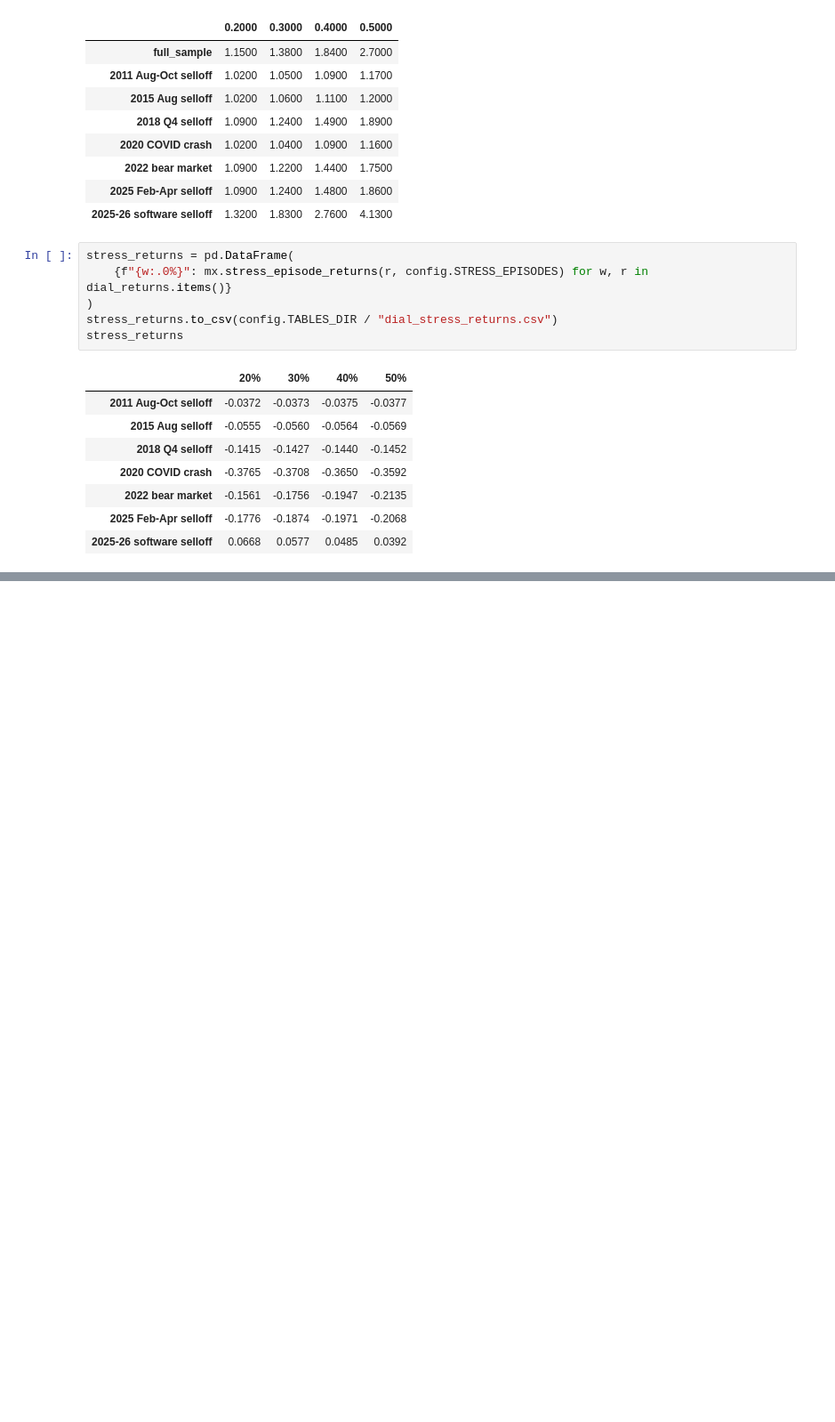
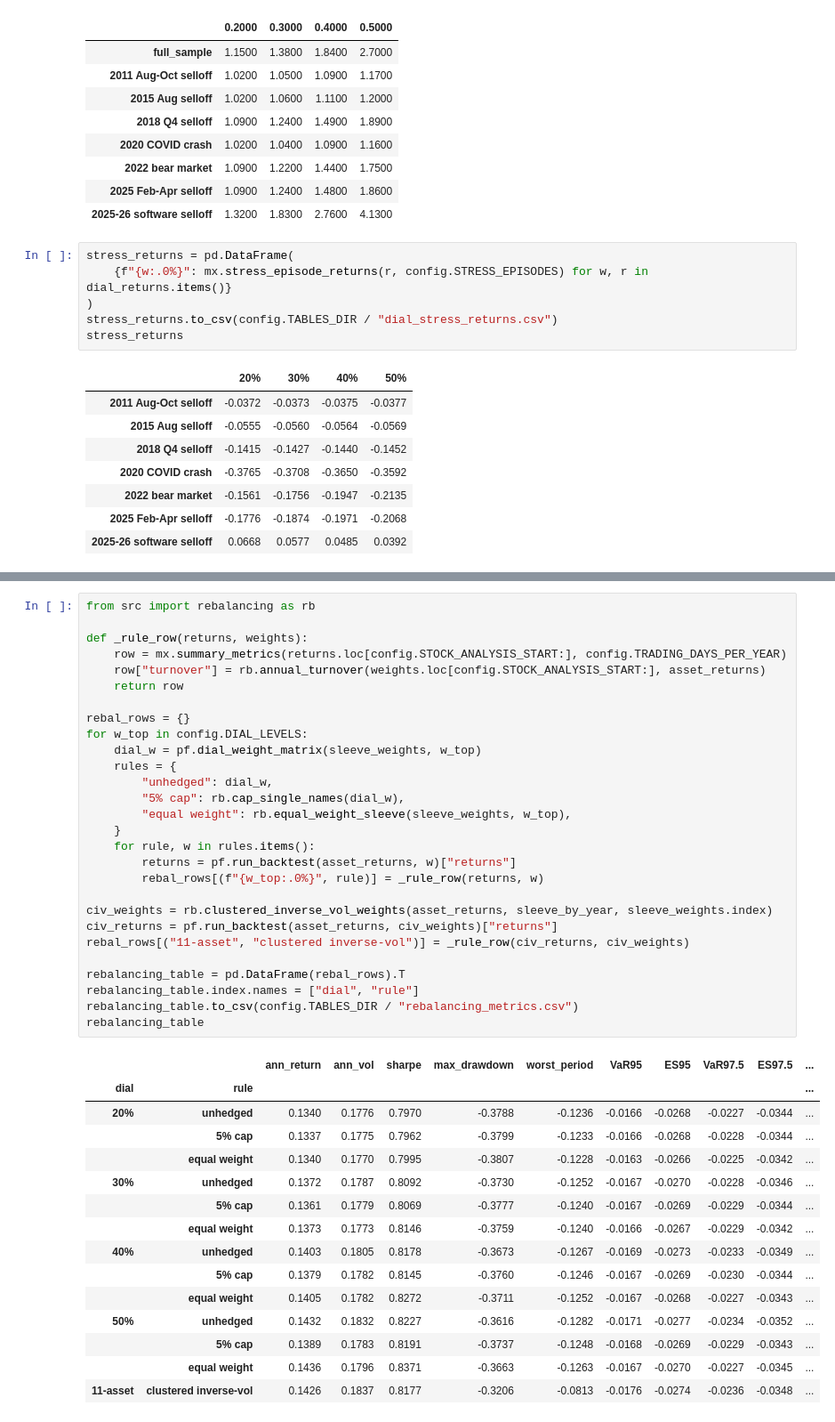
Before and after one commit to KavinDhanasekaran7/AI-Concentration-Hedging, a Jupyter notebook: notebooks/ai_concentration_tail_hedging.ipynb, the cells around one changed output, grey strips where cells are left out. Shown at 89% size. Saved outputs shown, nothing was run; the diff lists cells and outputs as text; blank space fills up the shorter version.

```diff
--- a/notebooks/ai_concentration_tail_hedging.ipynb
+++ b/notebooks/ai_concentration_tail_hedging.ipynb
@@ -212,0 +219,44 @@ stress_returns
+# %%
+from src import rebalancing as rb
+
+def _rule_row(returns, weights):
+    row = mx.summary_metrics(returns.loc[config.STOCK_ANALYSIS_START:], config.TRADING_DAYS_PER_YEAR)
+    row["turnover"] = rb.annual_turnover(weights.loc[config.STOCK_ANALYSIS_START:], asset_returns)
+    return row
+
+rebal_rows = {}
+for w_top in config.DIAL_LEVELS:
+    dial_w = pf.dial_weight_matrix(sleeve_weights, w_top)
+    rules = {
+        "unhedged": dial_w,
+        "5% cap": rb.cap_single_names(dial_w),
+        "equal weight": rb.equal_weight_sleeve(sleeve_weights, w_top),
+    }
+    for rule, w in rules.items():
+        returns = pf.run_backtest(asset_returns, w)["returns"]
+        rebal_rows[(f"{w_top:.0%}", rule)] = _rule_row(returns, w)
+
+civ_weights = rb.clustered_inverse_vol_weights(asset_returns, sleeve_by_year, sleeve_weights.index)
+civ_returns = pf.run_backtest(asset_returns, civ_weights)["returns"]
+rebal_rows[("11-asset", "clustered inverse-vol")] = _rule_row(civ_returns, civ_weights)
+
+rebalancing_table = pd.DataFrame(rebal_rows).T
+rebalancing_table.index.names = ["dial", "rule"]
+rebalancing_table.to_csv(config.TABLES_DIR / "rebalancing_metrics.csv")
+rebalancing_table
+# %% [output]
+|  |  | ann_return | ann_vol | sharpe | max_drawdown | worst_period | VaR95 | ES95 | VaR97.5 | ES97.5 | ... |
+| dial | rule |  |  |  |  |  |  |  |  |  | ... |
+| 20% | unhedged | 0.1340 | 0.1776 | 0.7970 | -0.3788 | -0.1236 | -0.0166 | -0.0268 | -0.0227 | -0.0344 | ... |
+|  | 5% cap | 0.1337 | 0.1775 | 0.7962 | -0.3799 | -0.1233 | -0.0166 | -0.0268 | -0.0228 | -0.0344 | ... |
+|  | equal weight | 0.1340 | 0.1770 | 0.7995 | -0.3807 | -0.1228 | -0.0163 | -0.0266 | -0.0225 | -0.0342 | ... |
+| 30% | unhedged | 0.1372 | 0.1787 | 0.8092 | -0.3730 | -0.1252 | -0.0167 | -0.0270 | -0.0228 | -0.0346 | ... |
+|  | 5% cap | 0.1361 | 0.1779 | 0.8069 | -0.3777 | -0.1240 | -0.0167 | -0.0269 | -0.0229 | -0.0344 | ... |
+|  | equal weight | 0.1373 | 0.1773 | 0.8146 | -0.3759 | -0.1240 | -0.0166 | -0.0267 | -0.0229 | -0.0342 | ... |
+| 40% | unhedged | 0.1403 | 0.1805 | 0.8178 | -0.3673 | -0.1267 | -0.0169 | -0.0273 | -0.0233 | -0.0349 | ... |
+|  | 5% cap | 0.1379 | 0.1782 | 0.8145 | -0.3760 | -0.1246 | -0.0167 | -0.0269 | -0.0230 | -0.0344 | ... |
+|  | equal weight | 0.1405 | 0.1782 | 0.8272 | -0.3711 | -0.1252 | -0.0167 | -0.0268 | -0.0227 | -0.0343 | ... |
+| 50% | unhedged | 0.1432 | 0.1832 | 0.8227 | -0.3616 | -0.1282 | -0.0171 | -0.0277 | -0.0234 | -0.0352 | ... |
+|  | 5% cap | 0.1389 | 0.1783 | 0.8191 | -0.3737 | -0.1248 | -0.0168 | -0.0269 | -0.0229 | -0.0343 | ... |
+|  | equal weight | 0.1436 | 0.1796 | 0.8371 | -0.3663 | -0.1263 | -0.0167 | -0.0270 | -0.0227 | -0.0345 | ... |
+| 11-asset | clustered inverse-vol | 0.1426 | 0.1837 | 0.8177 | -0.3206 | -0.0813 | -0.0176 | -0.0274 | -0.0236 | -0.0348 | ... |
```
Also changed, not shown: parts of 1 cell of this notebook, 2 other files.
